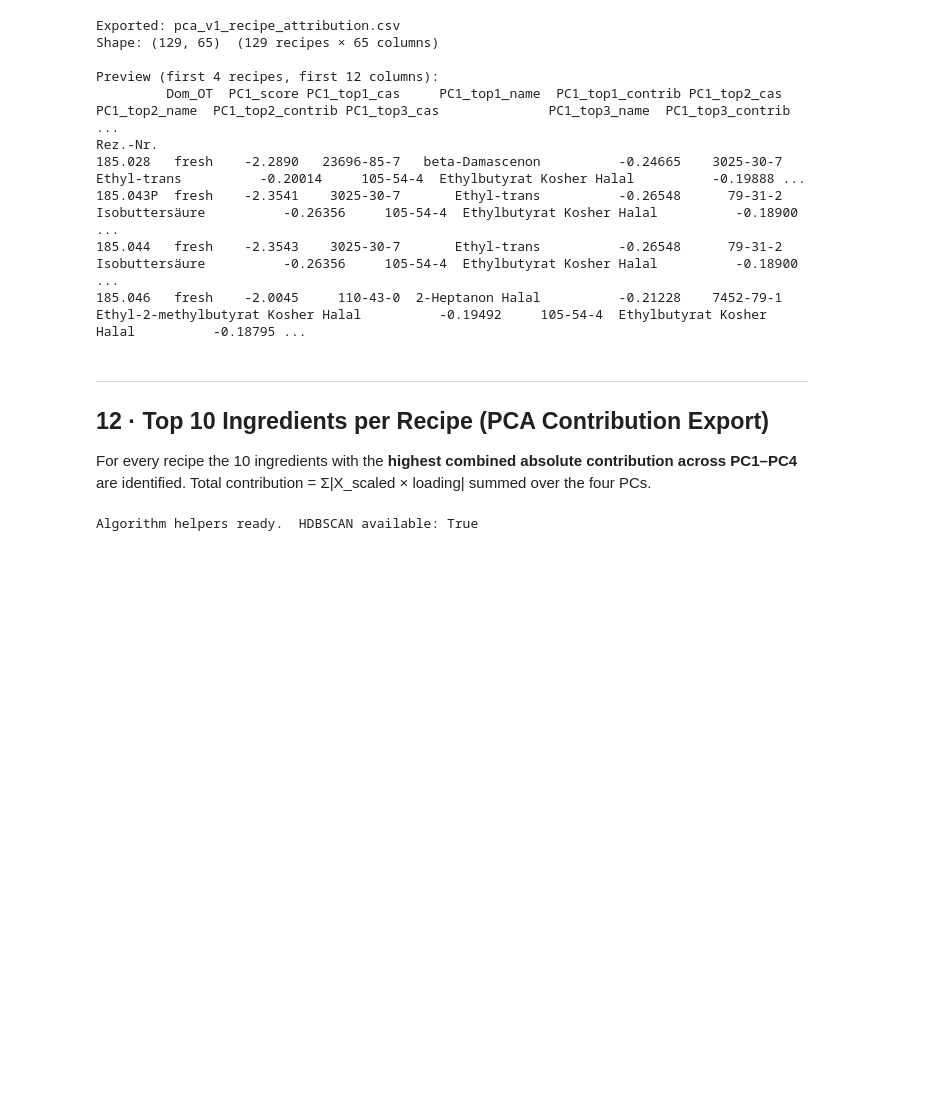
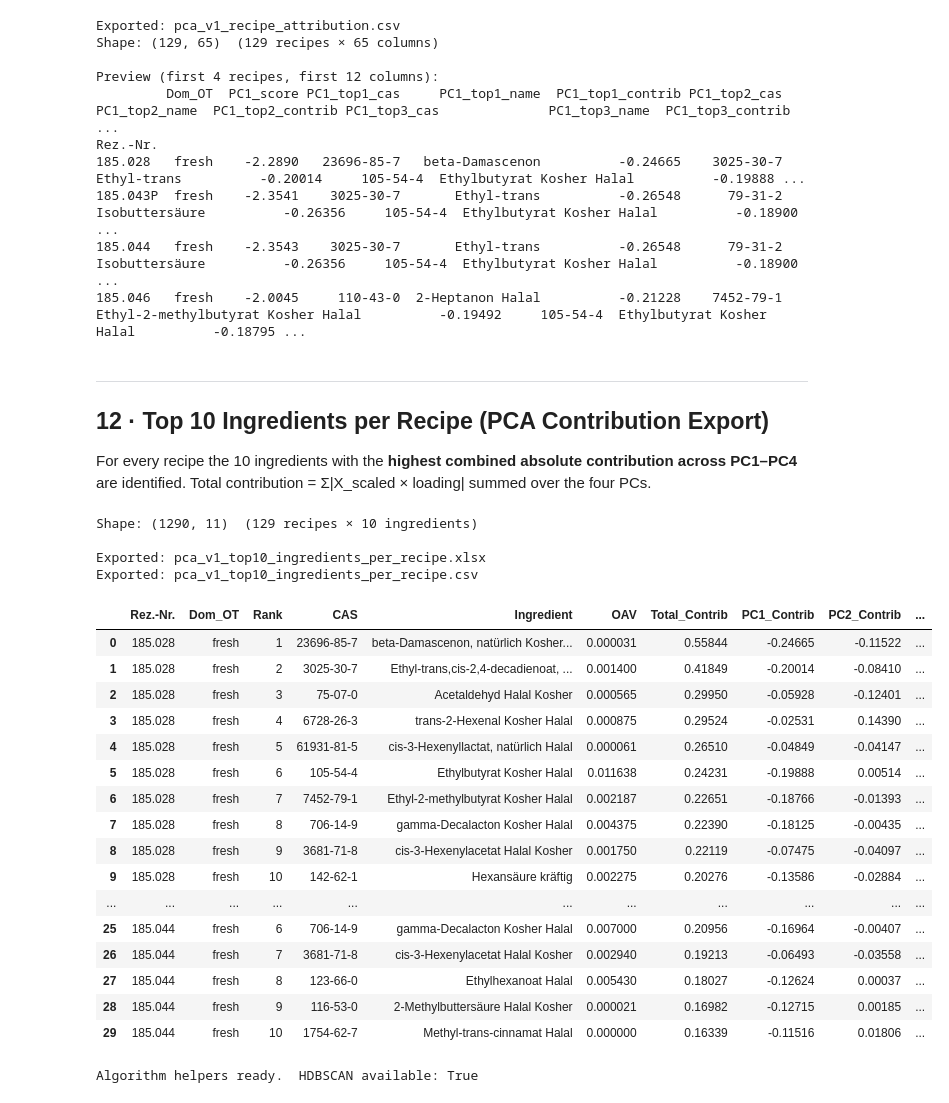
Before and after one commit to fredboneML/Flavour_Agent, a Jupyter notebook: notebooks/recipe_pca_v1_strawberry_erdbeere_executed.ipynb, the cells around one changed output. Saved outputs shown, nothing was run; the diff lists cells and outputs as text; code cells hidden in the pictures; blank space fills up the shorter version.

```diff
--- a/notebooks/recipe_pca_v1_strawberry_erdbeere_executed.ipynb
+++ b/notebooks/recipe_pca_v1_strawberry_erdbeere_executed.ipynb
@@ -1261,6 +1261,67 @@ Rez.-Nr.
 ## 12 · Top 10 Ingredients per Recipe (PCA Contribution Export)
 
 For every recipe the 10 ingredients with the **highest combined absolute contribution across PC1–PC4** are identified. Total contribution = Σ|X_scaled × loading| summed over the four PCs.
+# %%
+# ── Top 10 ingredients per recipe by combined PCA contribution ───────────────
+# total_abs_contrib[r, i] = sum over PC1..PC4 of |X_scaled[r,i] * loading[k,i]|
+total_abs_contrib = np.abs(contrib).sum(axis=1)  # (n_recipes, n_cas)
+
+rows = []
+for r_idx, rez in enumerate(recipes_oav):
+    top10_idx = np.argsort(total_abs_contrib[r_idx])[::-1][:10]
+    for rank, i in enumerate(top10_idx, 1):
+        cas  = cas_labels[i]
+        rows.append({
+            'Rez.-Nr.':      rez,
+            'Dom_OT':        dom_ot_labels[r_idx],
+            'Rank':          rank,
+            'CAS':           cas,
+            'Ingredient':    cas_name.get(cas, cas),
+            'OAV':           round(float(pivot_oav.iloc[r_idx, i]), 6),
+            'Total_Contrib': round(float(total_abs_contrib[r_idx, i]), 5),
+            'PC1_Contrib':   round(float(contrib[r_idx, 0, i]), 5),
+            'PC2_Contrib':   round(float(contrib[r_idx, 1, i]), 5),
+            'PC3_Contrib':   round(float(contrib[r_idx, 2, i]), 5),
+            'PC4_Contrib':   round(float(contrib[r_idx, 3, i]), 5),
+        })
+
+top10_df = pd.DataFrame(rows)
+print(f'Shape: {top10_df.shape}  ({len(recipes_oav)} recipes × 10 ingredients)')
+print()
+
+# ── Export to Excel and CSV ─────────────────────────────────────────────────
+xlsx_path = OUT_DIR / 'pca_v1_top10_ingredients_per_recipe.xlsx'
+csv_path  = OUT_DIR / 'pca_v1_top10_ingredients_per_recipe.csv'
+top10_df.to_excel(xlsx_path, index=False)
+top10_df.to_csv(csv_path, index=False)
+print(f'Exported: {xlsx_path.name}')
+print(f'Exported: {csv_path.name}')
+print()
+
+# ── Preview ─────────────────────────────────────────────────────────────────
+display(top10_df.head(30))
+# %% [output]
+Shape: (1290, 11)  (129 recipes × 10 ingredients)
+
+Exported: pca_v1_top10_ingredients_per_recipe.xlsx
+Exported: pca_v1_top10_ingredients_per_recipe.csv
+|  | Rez.-Nr. | Dom_OT | Rank | CAS | Ingredient | OAV | Total_Contrib | PC1_Contrib | PC2_Contrib | ... |
+| 0 | 185.028 | fresh | 1 | 23696-85-7 | beta-Damascenon, natürlich Kosher... | 0.000031 | 0.55844 | -0.24665 | -0.11522 | ... |
+| 1 | 185.028 | fresh | 2 | 3025-30-7 | Ethyl-trans,cis-2,4-decadienoat, ... | 0.001400 | 0.41849 | -0.20014 | -0.08410 | ... |
+| 2 | 185.028 | fresh | 3 | 75-07-0 | Acetaldehyd Halal Kosher | 0.000565 | 0.29950 | -0.05928 | -0.12401 | ... |
+| 3 | 185.028 | fresh | 4 | 6728-26-3 | trans-2-Hexenal Kosher Halal | 0.000875 | 0.29524 | -0.02531 | 0.14390 | ... |
+| 4 | 185.028 | fresh | 5 | 61931-81-5 | cis-3-Hexenyllactat, natürlich Halal | 0.000061 | 0.26510 | -0.04849 | -0.04147 | ... |
+| 5 | 185.028 | fresh | 6 | 105-54-4 | Ethylbutyrat Kosher Halal | 0.011638 | 0.24231 | -0.19888 | 0.00514 | ... |
+| 6 | 185.028 | fresh | 7 | 7452-79-1 | Ethyl-2-methylbutyrat Kosher Halal | 0.002187 | 0.22651 | -0.18766 | -0.01393 | ... |
+| 7 | 185.028 | fresh | 8 | 706-14-9 | gamma-Decalacton Kosher Halal | 0.004375 | 0.22390 | -0.18125 | -0.00435 | ... |
+| 8 | 185.028 | fresh | 9 | 3681-71-8 | cis-3-Hexenylacetat Halal Kosher | 0.001750 | 0.22119 | -0.07475 | -0.04097 | ... |
+| 9 | 185.028 | fresh | 10 | 142-62-1 | Hexansäure kräftig | 0.002275 | 0.20276 | -0.13586 | -0.02884 | ... |
+| ... | ... | ... | ... | ... | ... | ... | ... | ... | ... | ... |
+| 25 | 185.044 | fresh | 6 | 706-14-9 | gamma-Decalacton Kosher Halal | 0.007000 | 0.20956 | -0.16964 | -0.00407 | ... |
+| 26 | 185.044 | fresh | 7 | 3681-71-8 | cis-3-Hexenylacetat Halal Kosher | 0.002940 | 0.19213 | -0.06493 | -0.03558 | ... |
+| 27 | 185.044 | fresh | 8 | 123-66-0 | Ethylhexanoat Halal | 0.005430 | 0.18027 | -0.12624 | 0.00037 | ... |
+| 28 | 185.044 | fresh | 9 | 116-53-0 | 2-Methylbuttersäure Halal Kosher | 0.000021 | 0.16982 | -0.12715 | 0.00185 | ... |
+| 29 | 185.044 | fresh | 10 | 1754-62-7 | Methyl-trans-cinnamat Halal | 0.000000 | 0.16339 | -0.11516 | 0.01806 | ... |
 # %%
 from sklearn.cluster import KMeans, DBSCAN, SpectralClustering
 from sklearn.mixture import GaussianMixture
```
Also changed, not shown: 2 other files.
